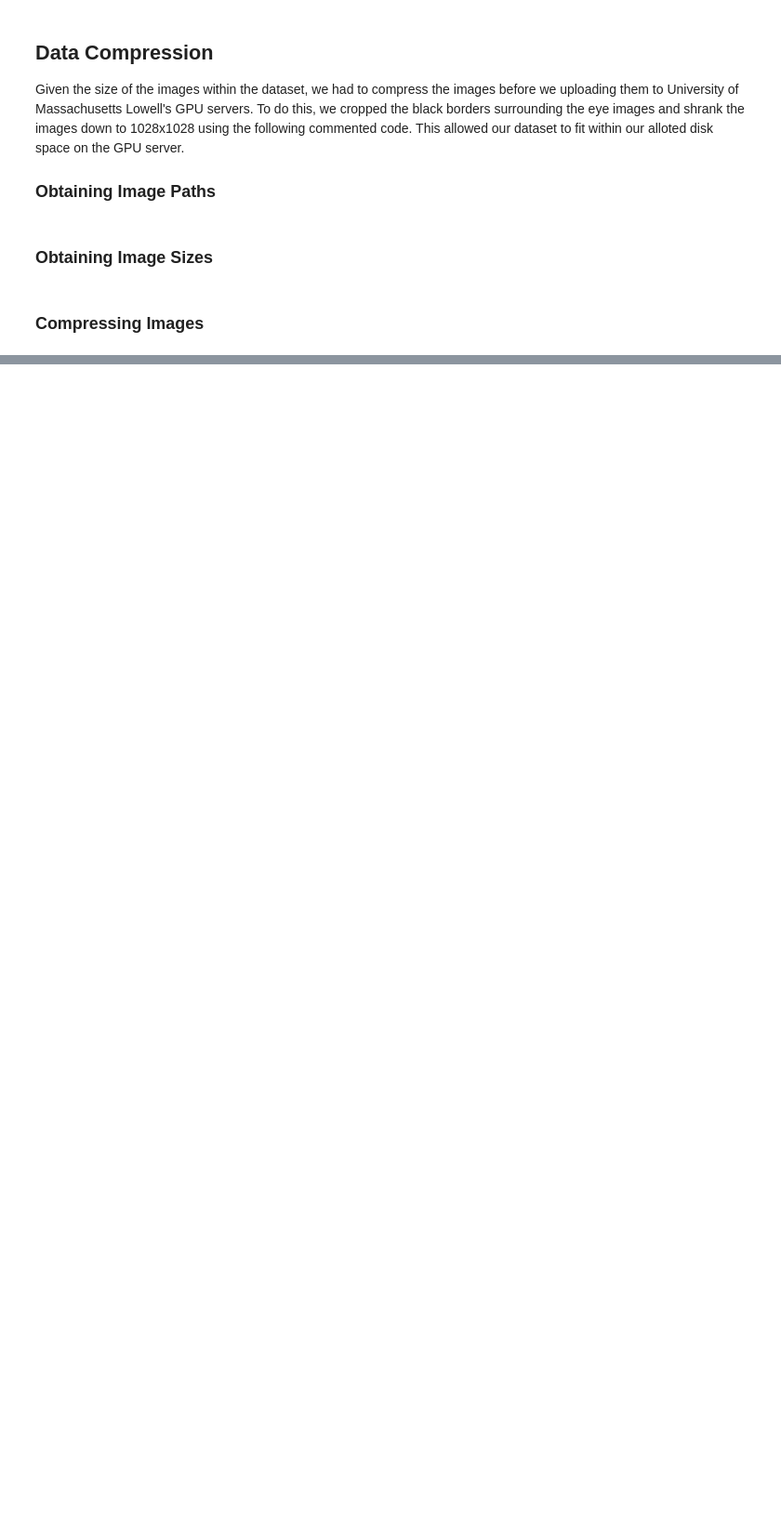
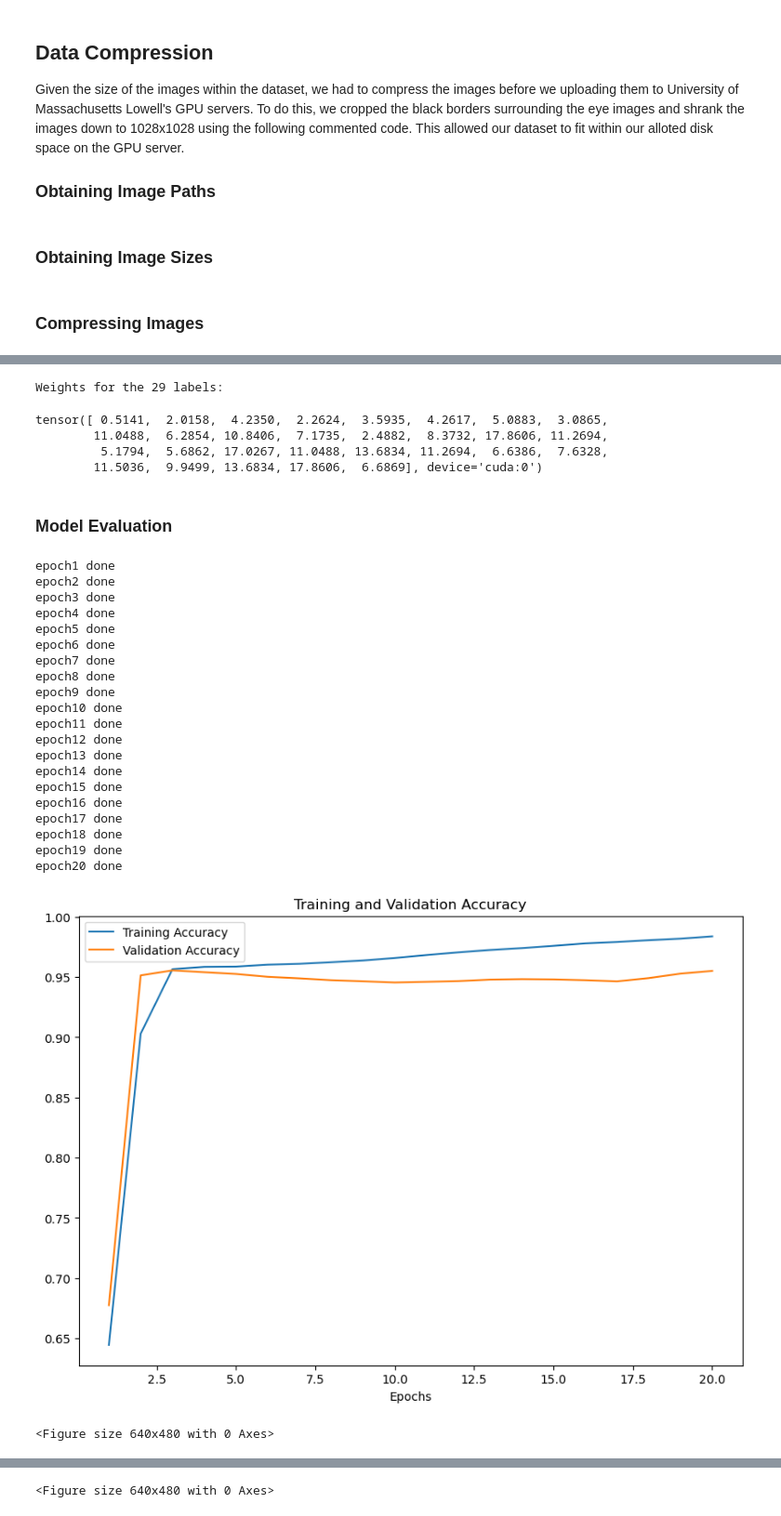
Before and after one commit to OlivesnPink/CompHealthAndMedFinal, a Jupyter notebook: EyeDiseaseDetectionFinalSubmission.ipynb, the cells around one changed output, grey strips where cells are left out. Shown at 93% size. Cells and saved outputs as stored; diff of their text form; code cells hidden in the pictures; blank space fills up the shorter version.

```diff
--- a/EyeDiseaseDetectionFinalSubmission.ipynb
+++ b/EyeDiseaseDetectionFinalSubmission.ipynb
@@ -123,0 +472,75 @@ testing_metadata = pd.read_csv(f'{GROUND_TRUTH_PATH}/c. RFMiD_Testing_Labels.csv
+# %%
+# 1. Combine metadata
+# (Since 'Othering' is already done in the CSVs, this just stacks them)
+combined_metadata = pd.concat([training_metadata, validation_metadata, testing_metadata], ignore_index=True)
+
+# 2. Extract only the label columns (dropping 'ID')
+# This ensures we have exactly 29 columns
+label_columns = combined_metadata.drop('ID', axis=1)
+frequencies = label_columns.sum().to_numpy()
+
+# 3. Calculate pos_weight for the 29 labels
+# We use (Negative Samples / Positive Samples) for each class
+# Adding 1e-6 prevents division by zero for extremely rare classes
+total_samples = len(combined_metadata)
+weights = np.sqrt((total_samples - frequencies) / (frequencies + 1e-6))
+pos_weight = torch.FloatTensor(weights).to(device)
+
+# 4. Initialize Model
+model = models.resnet18(weights=models.ResNet18_Weights.DEFAULT)
+model.fc = torch.nn.Linear(model.fc.in_features, 29)
+model.to(device)
+
+# 5. Loss and Optimizer
+# Passing pos_weight here is the key to fixing the 0.00 scores
+criterion = torch.nn.BCEWithLogitsLoss(pos_weight=pos_weight)
+optimizer = torch.optim.Adam(model.parameters(), lr=1e-5) # Lower LR for stability
+
+# Display to verify the weights aren't all the same
+print("Weights for the 29 labels:")
+display(pos_weight)
+# %% [output]
+Weights for the 29 labels:
+tensor([ 0.5141,  2.0158,  4.2350,  2.2624,  3.5935,  4.2617,  5.0883,  3.0865,
+        11.0488,  6.2854, 10.8406,  7.1735,  2.4882,  8.3732, 17.8606, 11.2694,
+         5.1794,  5.6862, 17.0267, 11.0488, 13.6834, 11.2694,  6.6386,  7.6328,
+        11.5036,  9.9499, 13.6834, 17.8606,  6.6869], device='cuda:0')
+# %% [markdown]
+### Model Evaluation
+# %%
+evaluator = ModelEvaluator(
+    training_loader,
+    validation_loader,
+    testing_loader,
+    criterion,
+    optimizer,
+    device
+)
+
+
+results = evaluator.train(model, 20)
+results.show_accuracies()
+results.show_losses()
+# %% [output]
+epoch1 done
+epoch2 done
+epoch3 done
+epoch4 done
+epoch5 done
+epoch6 done
+epoch7 done
+epoch8 done
+epoch9 done
+epoch10 done
+epoch11 done
+epoch12 done
+epoch13 done
+epoch14 done
+epoch15 done
+epoch16 done
+epoch17 done
+epoch18 done
+epoch19 done
+epoch20 done
+[figure, added]
+<Figure size 640x480 with 0 Axes>
@@ -123,0 +548 @@ testing_metadata = pd.read_csv(f'{GROUND_TRUTH_PATH}/c. RFMiD_Testing_Labels.csv
+<Figure size 640x480 with 0 Axes>
```
Also changed, not shown: parts of 20 cells of this notebook.
